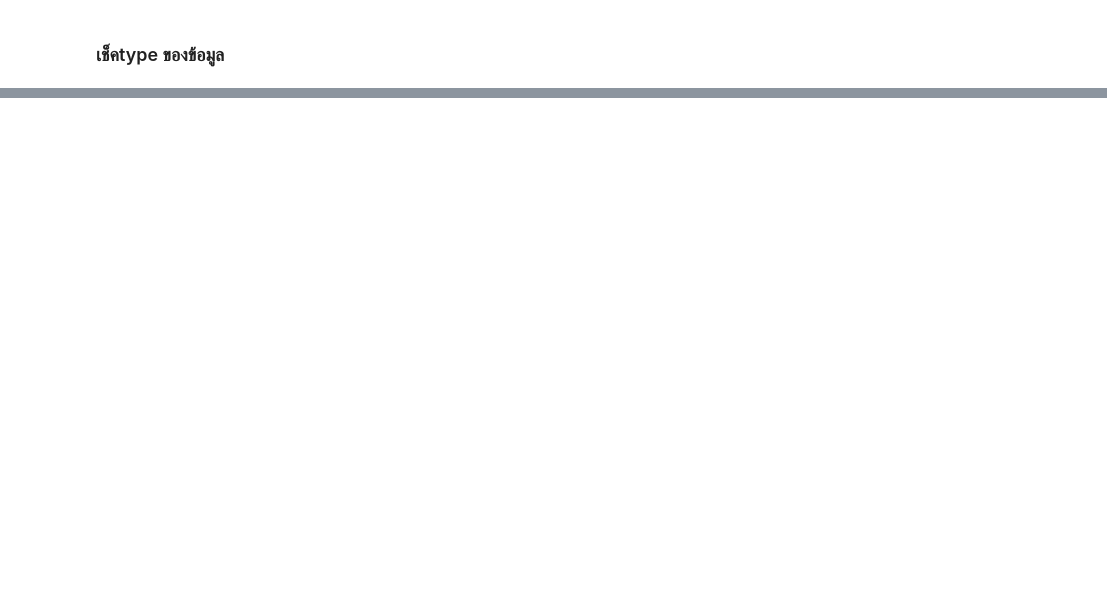
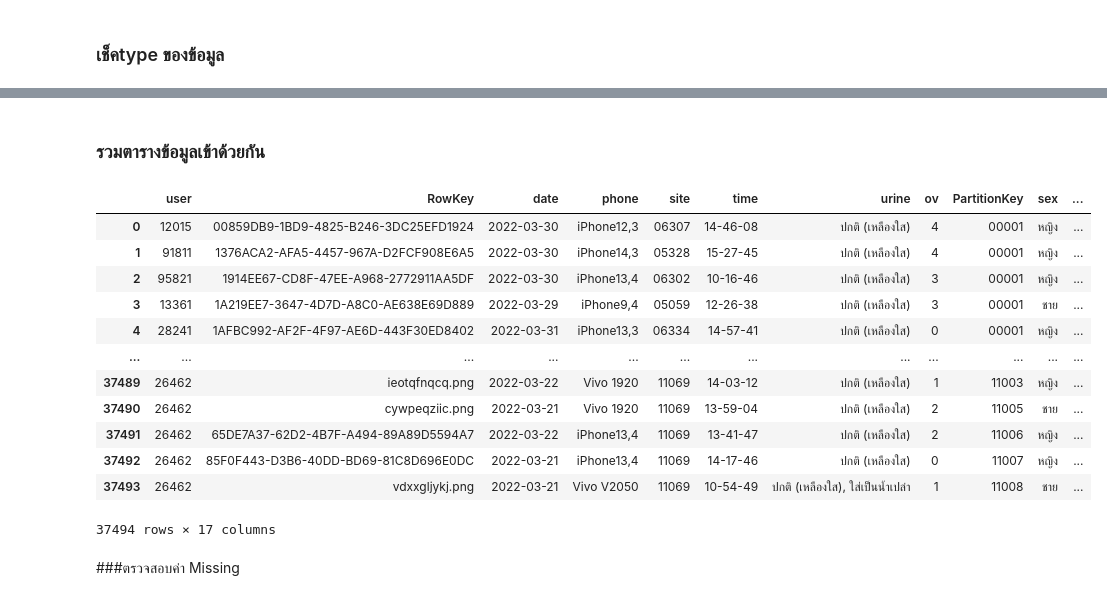
Before and after one commit to pondbaahh/data_viz_2022, a Jupyter notebook: Final_Exam.ipynb, the cells around one changed output, grey strips where cells are left out. Saved outputs shown, nothing was run; the diff lists cells and outputs as text; code cells hidden in the pictures; blank space fills up the shorter version.

```diff
--- a/Final_Exam.ipynb
+++ b/Final_Exam.ipynb
@@ -162,0 +552,5 @@ dtype: object
+# %%
+hospital1['zone_name'][16800] = 'สาขาพื้นที่(อุบลราชธานี)'
+hospital1['zone_name'][16803] = 'สาขาพื้นที่(นครราชสีมา)'
+hospital1['zone_name'][16805] = 'สาขาพื้นที่(ขอนแก่น)'
+hospital1['zone_name'][16810] = 'สาขาพื้นที่(ขอนแก่น)'
@@ -162,0 +580,2 @@ dtype: object
+# %%
+hospital1['amphur'] = hospital1['amphur'].fillna('ไม่ระบุ')
@@ -162,0 +604,2 @@ dtype: object
+# %%
+hospital1['tambon'] = hospital1['tambon'].fillna('ไม่ระบุ')
@@ -162,0 +619,4 @@ dtype: object
+# %%
+hospital1['name5'][16474] = 'คลินิกเอกชน'
+hospital1['name5'][16484] = 'คลินิกเอกชน'
+hospital1['name5'][16486] = 'คลินิกเอกชน'
@@ -162,0 +647,21 @@ dtype: object
+# %% [markdown]
+### รวมตารางข้อมูลเข้าด้วยกัน
+# %%
+data_M = data4.merge(hospital1,how='left',left_on='site',right_on='hcode')
+data_M
+# %% [output]
+|  | user | RowKey | date | phone | site | time | urine | ov | PartitionKey | sex | ... |
+| 0 | 12015 | 00859DB9-1BD9-4825-B246-3DC25EFD1924 | 2022-03-30 | iPhone12,3 | 06307 | 14-46-08 | ปกติ (เหลืองใส) | 4 | 00001 | หญิง | ... |
+| 1 | 91811 | 1376ACA2-AFA5-4457-967A-D2FCF908E6A5 | 2022-03-30 | iPhone14,3 | 05328 | 15-27-45 | ปกติ (เหลืองใส) | 4 | 00001 | หญิง | ... |
+| 2 | 95821 | 1914EE67-CD8F-47EE-A968-2772911AA5DF | 2022-03-30 | iPhone13,4 | 06302 | 10-16-46 | ปกติ (เหลืองใส) | 3 | 00001 | หญิง | ... |
+| 3 | 13361 | 1A219EE7-3647-4D7D-A8C0-AE638E69D889 | 2022-03-29 | iPhone9,4 | 05059 | 12-26-38 | ปกติ (เหลืองใส) | 3 | 00001 | ชาย | ... |
+| 4 | 28241 | 1AFBC992-AF2F-4F97-AE6D-443F30ED8402 | 2022-03-31 | iPhone13,3 | 06334 | 14-57-41 | ปกติ (เหลืองใส) | 0 | 00001 | หญิง | ... |
+| ... | ... | ... | ... | ... | ... | ... | ... | ... | ... | ... | ... |
+| 37489 | 26462 | ieotqfnqcq.png | 2022-03-22 | Vivo 1920 | 11069 | 14-03-12 | ปกติ (เหลืองใส) | 1 | 11003 | หญิง | ... |
+| 37490 | 26462 | cywpeqziic.png | 2022-03-21 | Vivo 1920 | 11069 | 13-59-04 | ปกติ (เหลืองใส) | 2 | 11005 | ชาย | ... |
+| 37491 | 26462 | 65DE7A37-62D2-4B7F-A494-89A89D5594A7 | 2022-03-22 | iPhone13,4 | 11069 | 13-41-47 | ปกติ (เหลืองใส) | 2 | 11006 | หญิง | ... |
+| 37492 | 26462 | 85F0F443-D3B6-40DD-BD69-81C8D696E0DC | 2022-03-21 | iPhone13,4 | 11069 | 14-17-46 | ปกติ (เหลืองใส) | 0 | 11007 | หญิง | ... |
+| 37493 | 26462 | vdxxgljykj.png | 2022-03-21 | Vivo V2050 | 11069 | 10-54-49 | ปกติ (เหลืองใส), ใส่เป็นน้ำเปล่า | 1 | 11008 | ชาย | ... |
+37494 rows × 17 columns
+# %% [markdown]
+###ตรวจสอบค่า Missing
```
Also changed, not shown: parts of 63 cells of this notebook.
